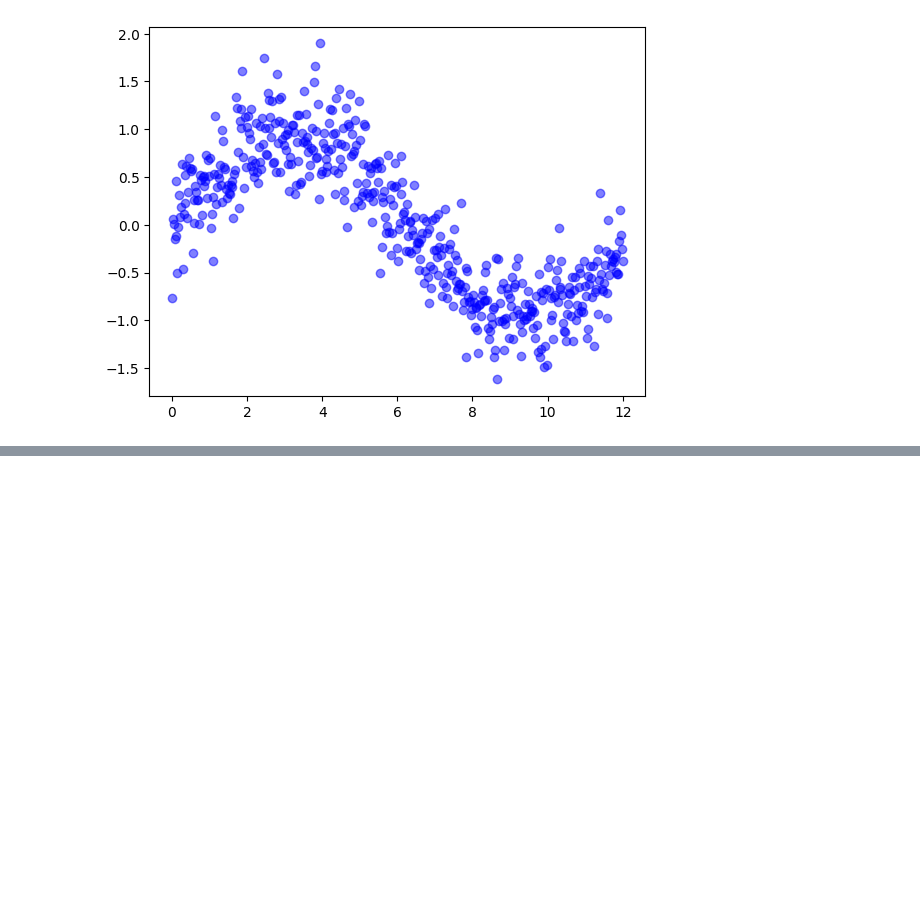
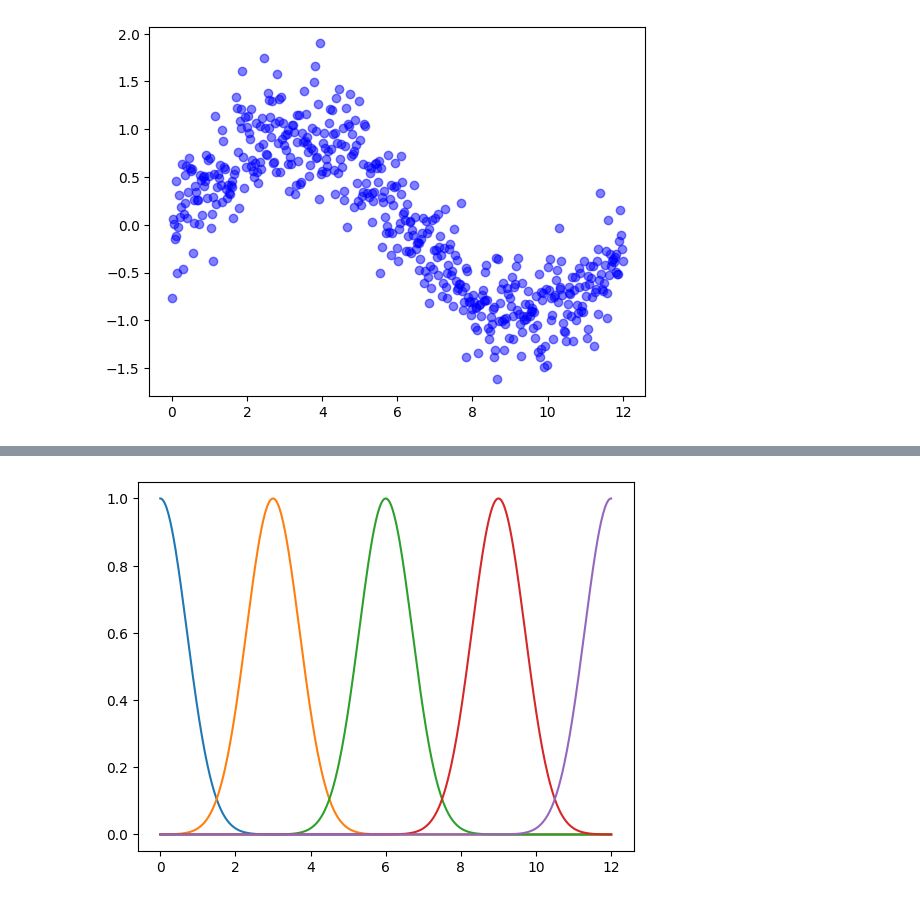
Before and after one commit to MBAhmadi/New-ML, a Jupyter notebook: 2.ipynb, the cells around one changed output, grey strips where cells are left out. Drawn from its saved outputs; the diff is of its cells as text; code cells hidden in the pictures; blank space fills up the shorter version.

```diff
--- a/2.ipynb
+++ b/2.ipynb
@@ -15,0 +23,8 @@ plt.scatter(x, y, c='blue', alpha=0.5);
+# %%
+m = 5
+centers = np.linspace(0, 12, m)
+
+for c in centers:
+    plt.plot(x, gausian_1d(x, center=c, eps=1))
+# %% [output]
+[figure, added]
```
Also changed, not shown: parts of 2 cells of this notebook.
